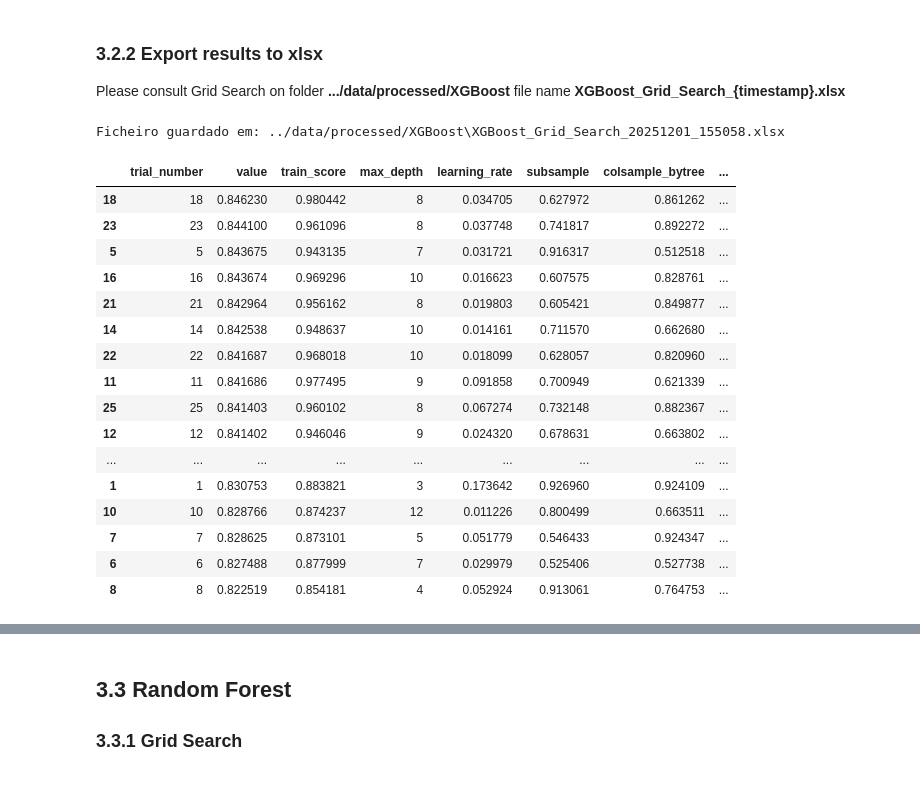
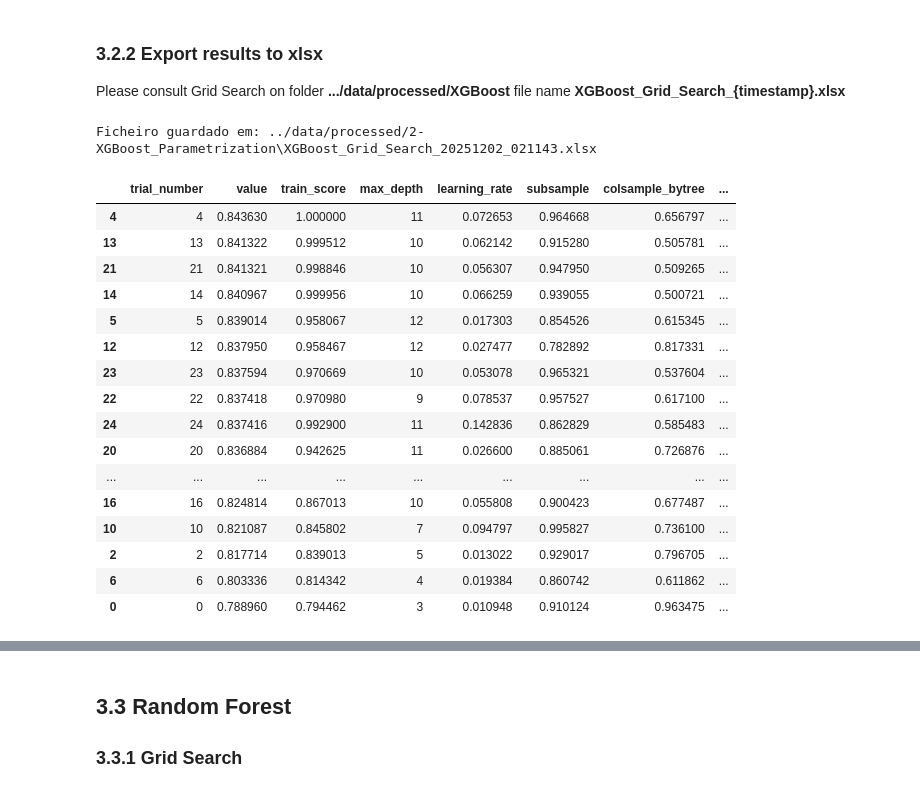
Before and after one commit to sergiopatinha/EnterpriseDataScienceBootcamp_workgroup, a Jupyter notebook: notebooks/04_modeling.ipynb, the cells around one changed output, grey strips where cells are left out. Saved outputs shown, nothing was run; the diff lists cells and outputs as text; code cells hidden in the pictures.

```diff
--- a/notebooks/04_modeling.ipynb
+++ b/notebooks/04_modeling.ipynb
@@ -618,51 +623,51 @@ completed_trials = [t for t in study.trials if t.state == TrialState.COMPLETE]
 
 optuna_results = pd.DataFrame([
     {
         "trial_number": t.number,
         "value": t.value,  # validation score (mean_val)
         "train_score": t.user_attrs.get("train_score", np.nan),
         **t.params,                 # unpack hyperparameters
         "state": t.state.name,
         "duration": t.duration
     }
     for t in completed_trials
 ])
 
 optuna_sorted = optuna_results.sort_values("value", ascending=False)
 optuna_sorted
 
-output_dir = "../data/processed/XGBoost"
+output_dir = "../data/processed/2-XGBoost_Parametrization"
 os.makedirs(output_dir, exist_ok=True)
 
 timestamp = datetime.now().strftime("%Y%m%d_%H%M%S")
 
 filename = f"XGBoost_Grid_Search_{timestamp}.xlsx"
 filepath = os.path.join(output_dir, filename)
 
 optuna_sorted.to_excel(filepath, index=False)
 
 print("Ficheiro guardado em:", filepath)
 
 optuna_sorted  # para ver a tabela no notebook
 # %% [output]
-Ficheiro guardado em: ../data/processed/XGBoost\XGBoost_Grid_Search_20251201_155058.xlsx
+Ficheiro guardado em: ../data/processed/2-XGBoost_Parametrization\XGBoost_Grid_Search_20251202_021143.xlsx
 |  | trial_number | value | train_score | max_depth | learning_rate | subsample | colsample_bytree | ... |
-| 18 | 18 | 0.846230 | 0.980442 | 8 | 0.034705 | 0.627972 | 0.861262 | ... |
-| 23 | 23 | 0.844100 | 0.961096 | 8 | 0.037748 | 0.741817 | 0.892272 | ... |
-| 5 | 5 | 0.843675 | 0.943135 | 7 | 0.031721 | 0.916317 | 0.512518 | ... |
-| 16 | 16 | 0.843674 | 0.969296 | 10 | 0.016623 | 0.607575 | 0.828761 | ... |
-| 21 | 21 | 0.842964 | 0.956162 | 8 | 0.019803 | 0.605421 | 0.849877 | ... |
-| 14 | 14 | 0.842538 | 0.948637 | 10 | 0.014161 | 0.711570 | 0.662680 | ... |
-| 22 | 22 | 0.841687 | 0.968018 | 10 | 0.018099 | 0.628057 | 0.820960 | ... |
-| 11 | 11 | 0.841686 | 0.977495 | 9 | 0.091858 | 0.700949 | 0.621339 | ... |
-| 25 | 25 | 0.841403 | 0.960102 | 8 | 0.067274 | 0.732148 | 0.882367 | ... |
-| 12 | 12 | 0.841402 | 0.946046 | 9 | 0.024320 | 0.678631 | 0.663802 | ... |
+| 4 | 4 | 0.843630 | 1.000000 | 11 | 0.072653 | 0.964668 | 0.656797 | ... |
+| 13 | 13 | 0.841322 | 0.999512 | 10 | 0.062142 | 0.915280 | 0.505781 | ... |
+| 21 | 21 | 0.841321 | 0.998846 | 10 | 0.056307 | 0.947950 | 0.509265 | ... |
+| 14 | 14 | 0.840967 | 0.999956 | 10 | 0.066259 | 0.939055 | 0.500721 | ... |
+| 5 | 5 | 0.839014 | 0.958067 | 12 | 0.017303 | 0.854526 | 0.615345 | ... |
+| 12 | 12 | 0.837950 | 0.958467 | 12 | 0.027477 | 0.782892 | 0.817331 | ... |
+| 23 | 23 | 0.837594 | 0.970669 | 10 | 0.053078 | 0.965321 | 0.537604 | ... |
+| 22 | 22 | 0.837418 | 0.970980 | 9 | 0.078537 | 0.957527 | 0.617100 | ... |
+| 24 | 24 | 0.837416 | 0.992900 | 11 | 0.142836 | 0.862829 | 0.585483 | ... |
+| 20 | 20 | 0.836884 | 0.942625 | 11 | 0.026600 | 0.885061 | 0.726876 | ... |
 | ... | ... | ... | ... | ... | ... | ... | ... | ... |
-| 1 | 1 | 0.830753 | 0.883821 | 3 | 0.173642 | 0.926960 | 0.924109 | ... |
-| 10 | 10 | 0.828766 | 0.874237 | 12 | 0.011226 | 0.800499 | 0.663511 | ... |
-| 7 | 7 | 0.828625 | 0.873101 | 5 | 0.051779 | 0.546433 | 0.924347 | ... |
-| 6 | 6 | 0.827488 | 0.877999 | 7 | 0.029979 | 0.525406 | 0.527738 | ... |
-| 8 | 8 | 0.822519 | 0.854181 | 4 | 0.052924 | 0.913061 | 0.764753 | ... |
+| 16 | 16 | 0.824814 | 0.867013 | 10 | 0.055808 | 0.900423 | 0.677487 | ... |
+| 10 | 10 | 0.821087 | 0.845802 | 7 | 0.094797 | 0.995827 | 0.736100 | ... |
+| 2 | 2 | 0.817714 | 0.839013 | 5 | 0.013022 | 0.929017 | 0.796705 | ... |
+| 6 | 6 | 0.803336 | 0.814342 | 4 | 0.019384 | 0.860742 | 0.611862 | ... |
+| 0 | 0 | 0.788960 | 0.794462 | 3 | 0.010948 | 0.910124 | 0.963475 | ... |
 # %%
 #6. Usar a tua point_plot com train e validation reais
 
```
Also changed, not shown: parts of 20 cells of this notebook, 3 other files.
